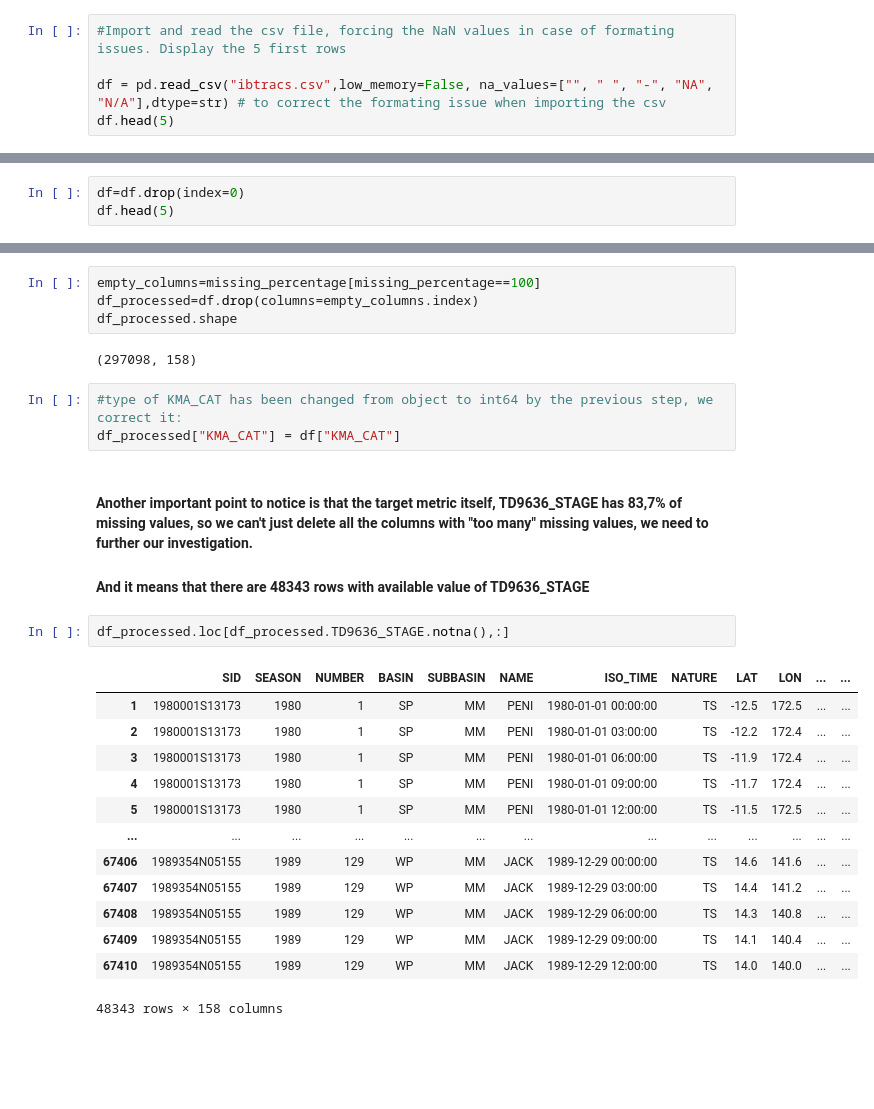
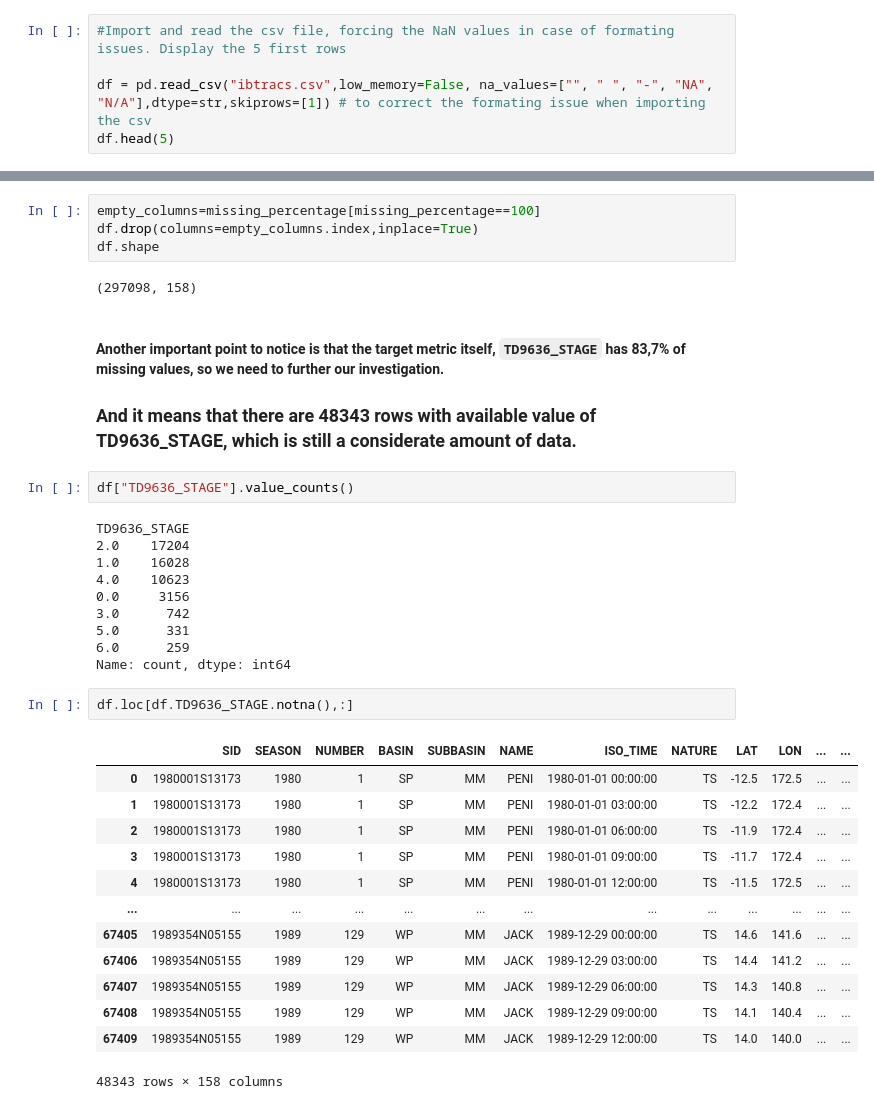
Before and after one commit to PaulVial/TropicalStormsPrediction, a Jupyter notebook: data_exploration.ipynb, the cells around one changed output, grey strips where cells are left out. Cells and saved outputs as stored; diff of their text form; blank space fills up the shorter version.

```diff
--- a/data_exploration.ipynb
+++ b/data_exploration.ipynb
@@ -25,7 +27,7 @@ import seaborn as sns
 # %%
 #Import and read the csv file, forcing the NaN values in case of formating issues. Display the 5 first rows
 
-df = pd.read_csv("ibtracs.csv",low_memory=False, na_values=["", " ", "-", "NA", "N/A"],dtype=str) # to correct the formating issue when importing the csv
+df = pd.read_csv("ibtracs.csv",low_memory=False, na_values=["", " ", "-", "NA", "N/A"],dtype=str,skiprows=[1]) # to correct the formating issue when importing the csv
 df.head(5)
 # %% [output]
 |  | SID | SEASON | NUMBER | BASIN | SUBBASIN | NAME | ISO_TIME | NATURE | LAT | LON | ... | ... |
@@ -40,3 +39,0 @@ We notice that the first row, that gives units of certain columns, will be an is
-# %%
-df=df.drop(index=0)
-df.head(5)
@@ -124,28 +131,37 @@ SEASON                             0.000000
 # %%
 empty_columns=missing_percentage[missing_percentage==100]
-df_processed=df.drop(columns=empty_columns.index)
-df_processed.shape
+df.drop(columns=empty_columns.index,inplace=True)
+df.shape
 # %% [output]
 (297098, 158)
-# %%
-#type of KMA_CAT has been changed from object to int64 by the previous step, we correct it:
-df_processed["KMA_CAT"] = df["KMA_CAT"]
 # %% [markdown]
-#### Another important point to notice is that the target metric itself, TD9636_STAGE has 83,7% of missing values, so we can't just delete all the columns with "too many" missing values, we need to further our investigation.
-#### And it means that there are 48343 rows with available value of TD9636_STAGE
+#### Another important point to notice is that the target metric itself, `TD9636_STAGE` has **83,7% of missing values**, so we need to further our investigation.
+### And it means that there are **48343 rows** with available value of TD9636_STAGE, which is still a considerate amount of data.
+# %%
+df["TD9636_STAGE"].value_counts()
+# %% [output]
+TD9636_STAGE
+2.0    17204
+1.0    16028
+4.0    10623
+0.0     3156
+3.0      742
+5.0      331
+6.0      259
+Name: count, dtype: int64
 # %%
-df_processed.loc[df_processed.TD9636_STAGE.notna(),:]
+df.loc[df.TD9636_STAGE.notna(),:]
 # %% [output]
 |  | SID | SEASON | NUMBER | BASIN | SUBBASIN | NAME | ISO_TIME | NATURE | LAT | LON | ... | ... |
-| 1 | 1980001S13173 | 1980 | 1 | SP | MM | PENI | 1980-01-01 00:00:00 | TS | -12.5 | 172.5 | ... | ... |
-| 2 | 1980001S13173 | 1980 | 1 | SP | MM | PENI | 1980-01-01 03:00:00 | TS | -12.2 | 172.4 | ... | ... |
-| 3 | 1980001S13173 | 1980 | 1 | SP | MM | PENI | 1980-01-01 06:00:00 | TS | -11.9 | 172.4 | ... | ... |
-| 4 | 1980001S13173 | 1980 | 1 | SP | MM | PENI | 1980-01-01 09:00:00 | TS | -11.7 | 172.4 | ... | ... |
-| 5 | 1980001S13173 | 1980 | 1 | SP | MM | PENI | 1980-01-01 12:00:00 | TS | -11.5 | 172.5 | ... | ... |
+| 0 | 1980001S13173 | 1980 | 1 | SP | MM | PENI | 1980-01-01 00:00:00 | TS | -12.5 | 172.5 | ... | ... |
+| 1 | 1980001S13173 | 1980 | 1 | SP | MM | PENI | 1980-01-01 03:00:00 | TS | -12.2 | 172.4 | ... | ... |
+| 2 | 1980001S13173 | 1980 | 1 | SP | MM | PENI | 1980-01-01 06:00:00 | TS | -11.9 | 172.4 | ... | ... |
+| 3 | 1980001S13173 | 1980 | 1 | SP | MM | PENI | 1980-01-01 09:00:00 | TS | -11.7 | 172.4 | ... | ... |
+| 4 | 1980001S13173 | 1980 | 1 | SP | MM | PENI | 1980-01-01 12:00:00 | TS | -11.5 | 172.5 | ... | ... |
 | ... | ... | ... | ... | ... | ... | ... | ... | ... | ... | ... | ... | ... |
-| 67406 | 1989354N05155 | 1989 | 129 | WP | MM | JACK | 1989-12-29 00:00:00 | TS | 14.6 | 141.6 | ... | ... |
-| 67407 | 1989354N05155 | 1989 | 129 | WP | MM | JACK | 1989-12-29 03:00:00 | TS | 14.4 | 141.2 | ... | ... |
-| 67408 | 1989354N05155 | 1989 | 129 | WP | MM | JACK | 1989-12-29 06:00:00 | TS | 14.3 | 140.8 | ... | ... |
-| 67409 | 1989354N05155 | 1989 | 129 | WP | MM | JACK | 1989-12-29 09:00:00 | TS | 14.1 | 140.4 | ... | ... |
-| 67410 | 1989354N05155 | 1989 | 129 | WP | MM | JACK | 1989-12-29 12:00:00 | TS | 14.0 | 140.0 | ... | ... |
+| 67405 | 1989354N05155 | 1989 | 129 | WP | MM | JACK | 1989-12-29 00:00:00 | TS | 14.6 | 141.6 | ... | ... |
+| 67406 | 1989354N05155 | 1989 | 129 | WP | MM | JACK | 1989-12-29 03:00:00 | TS | 14.4 | 141.2 | ... | ... |
+| 67407 | 1989354N05155 | 1989 | 129 | WP | MM | JACK | 1989-12-29 06:00:00 | TS | 14.3 | 140.8 | ... | ... |
+| 67408 | 1989354N05155 | 1989 | 129 | WP | MM | JACK | 1989-12-29 09:00:00 | TS | 14.1 | 140.4 | ... | ... |
+| 67409 | 1989354N05155 | 1989 | 129 | WP | MM | JACK | 1989-12-29 12:00:00 | TS | 14.0 | 140.0 | ... | ... |
 48343 rows × 158 columns
```
Also changed, not shown: parts of 80 cells of this notebook.
